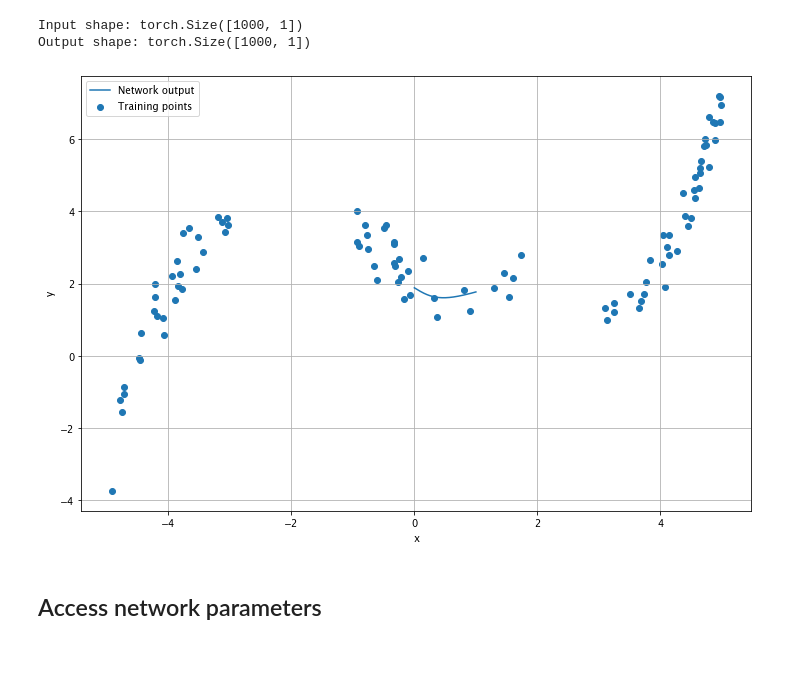
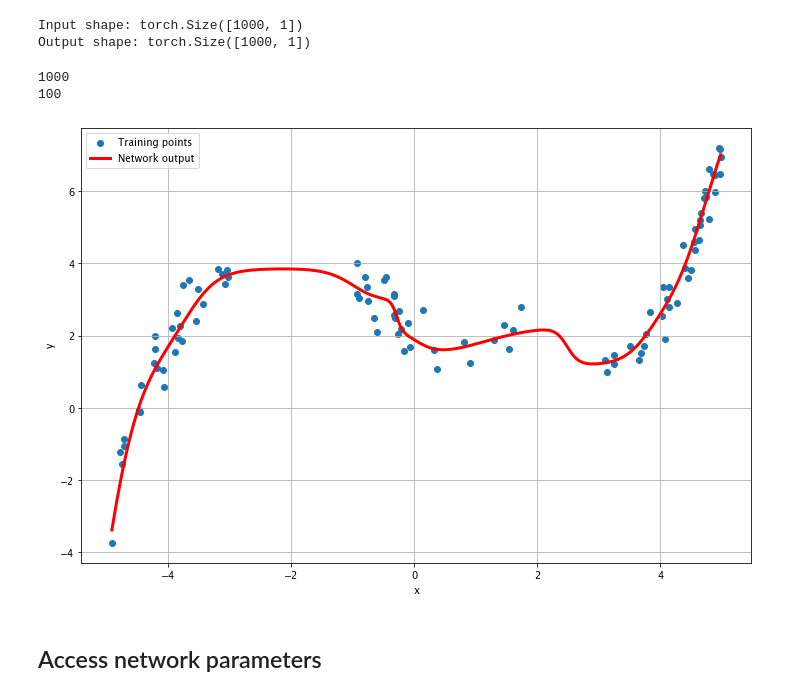
Before and after one commit to OSAKE-0/DeepLearningClassHW, a Jupyter notebook: Homework 1-20211112/nndl_2021__homework_1.ipynb, the cells around one changed output. Drawn from its saved outputs; the diff is of its cells as text; code cells hidden in the pictures; blank space fills up the shorter version.

```diff
--- a/Homework 1-20211112/nndl_2021__homework_1.ipynb
+++ b/Homework 1-20211112/nndl_2021__homework_1.ipynb
@@ -410,7 +409,7 @@ ValueError: Failed to find font DejaVu Sans:style=normal:variant=normal:weight=n
 ### network output
 # %%
 # Input vector
-x_vec = torch.linspace(0,1,1000)
+x_vec = torch.linspace(train_df.input.min(),train_df.input.max(),1000)
 x_vec = x_vec.to(device)
 x_vec = x_vec.unsqueeze(-1)  # Adding a dimension to the input vector
 print(f"Input shape: {x_vec.shape}")
@@ -421,34 +420,45 @@ print(f"Input shape: {x_vec.shape}")
 # BatchNorm etc.
 net.eval()
 with torch.no_grad(): # turn off gradients computation
-    y_vec = net(x_vec)
+    y_vec = net(x_vec) # y_predicted
 print(f"Output shape: {y_vec.shape}")
 # %% [output]
 Input shape: torch.Size([1000, 1])
 Output shape: torch.Size([1000, 1])
 # %%
 #try to put dots and line in the same frame. Not successful now.
+
 #import plotly.graph_objects as go
 #fig.add_trace(go.Scatter(x=c.flatten().numpy(), y=d.flatten().detach().numpy(), mode="lines"))
 #fig.show()
 
 # Convert x_vec and y_vec to numpy one dimensional arrays
-x_vec = x_vec.squeeze().cpu().numpy()
-y_vec = y_vec.squeeze().cpu().numpy()
+x_vec2 = x_vec.squeeze().cpu().numpy()
+y_vec2 = y_vec.squeeze().cpu().numpy()
+#print(x_vec)
+
+
 
 # Plot output
 plt.figure(figsize=(12,8))
 
-plt.plot(x_vec, y_vec, label='Network output')
+
+train_df_input = train_df.input.to_list()
+print(len(y_vec2))
+print(len(train_df_input))
+#plt.plot(train_df.input, train_df.label, label='Network output')
 plt.scatter(train_df.input, train_df.label, label='Training points')
+plt.plot(x_vec2, y_vec2,label='Network output', color='red', linewidth=3)
 #plt.plot(x_vec, true_model, label='True model')
 plt.xlabel('x')
 plt.ylabel('y')
 plt.grid()
 plt.legend()
 plt.show()
 # %% [output]
+1000
+100
-[figure, old version]
+[figure, new version]
 # %% [markdown]
 ## Access network parameters
 # %%
```
Also changed, not shown: parts of 7 cells of this notebook, 10 other files.
